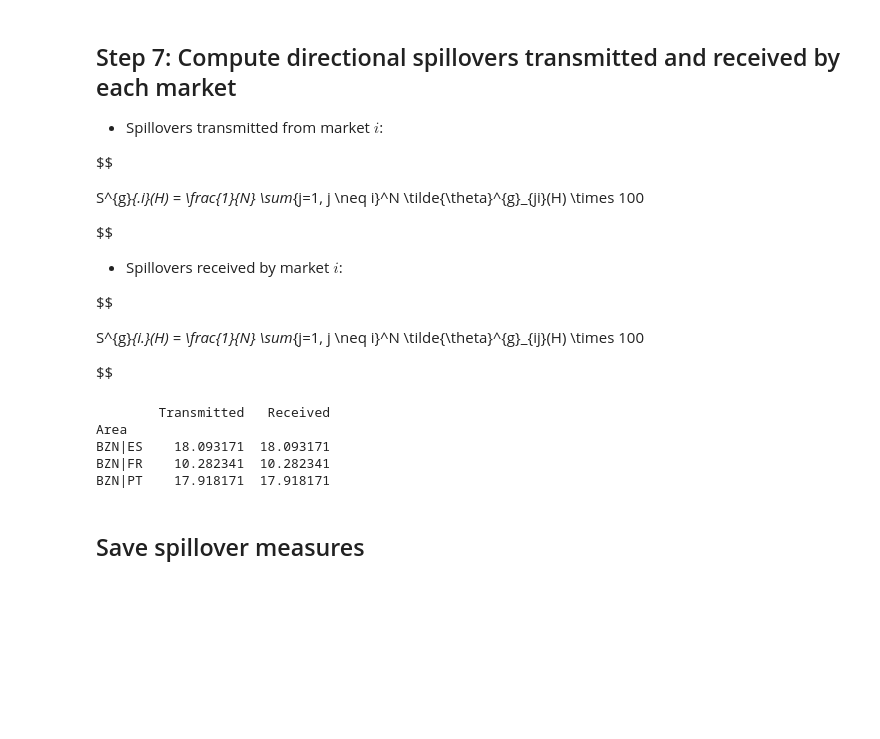
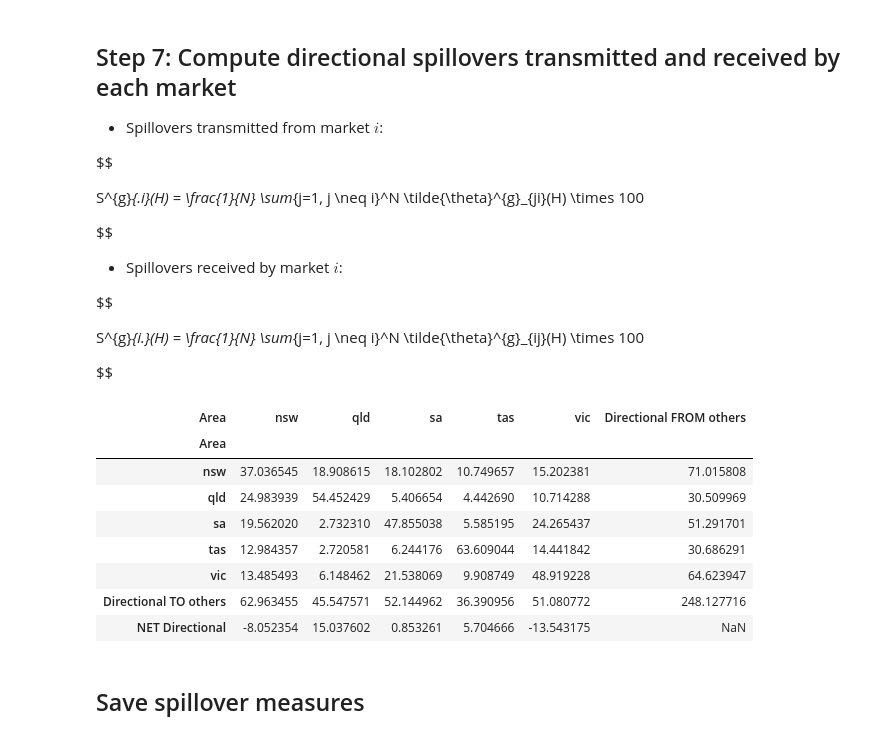
Before and after one commit to franrolotti/volatility-spillovers, a Jupyter notebook: 04_volatility_spillovers.ipynb, the cells around one changed output. Saved outputs shown, nothing was run; the diff lists cells and outputs as text; code cells hidden in the pictures; blank space fills up the shorter version.

```diff
--- a/04_volatility_spillovers.ipynb
+++ b/04_volatility_spillovers.ipynb
@@ -157,7 +195,7 @@ $$
 
  where $\Phi_j$ are the VAR coefficient matrices.
 # %%
-H = 10  # forecast horizon
+H = 30
 
 N = pit_vars.shape[1]
 I = np.eye(N)
@@ -231,22 +269,46 @@ $$
 S^{g}_{i.}(H) = \frac{1}{N} \sum_{j=1, j \neq i}^N \tilde{\theta}^{g}_{ij}(H) \times 100
 
 $$
-# %%
-spillovers_transmitted = 100 / N * (theta_g_normalized.T.sum(axis=0) - np.diag(theta_g_normalized))
-spillovers_received = 100 / N * (theta_g_normalized.sum(axis=1) - np.diag(theta_g_normalized))
-
-spillovers_df = pd.DataFrame({
-    "Transmitted": spillovers_transmitted,
-    "Received": spillovers_received
-}, index=pit_vars.columns)
-
-print(spillovers_df)
-# %% [output]
-        Transmitted   Received
-Area
-BZN|ES    18.093171  18.093171
-BZN|FR    10.282341  10.282341
-BZN|PT    17.918171  17.918171
+# %%
+# Step 7: Generate Spillover Table
+
+# --- Core N x N block ---
+spillover_matrix = theta_g_normalized * 100  # convert to percent
+
+# --- Directional TO others ---
+directional_to = spillover_matrix.sum(axis=1) - np.diag(spillover_matrix)
+
+# --- Directional FROM others ---
+directional_from = spillover_matrix.sum(axis=0) - np.diag(spillover_matrix)
+
+# --- NET Directional ---
+net_directional = directional_to - directional_from
+
+# --- Create full table ---
+spillover_table = pd.DataFrame(spillover_matrix,
+                               index=pit_vars.columns,
+                               columns=pit_vars.columns)
+
+# Add "Directional FROM others" as a column
+spillover_table["Directional FROM others"] = directional_from  # REMOVE .values
+
+# Add "Directional TO others" and "NET Directional" as new rows
+spillover_table.loc["Directional TO others"] = list(directional_to) + [directional_to.sum()]
+spillover_table.loc["NET Directional"] = list(net_directional) + [np.nan]
+
+# --- Display with TSI ---
+
+spillover_table
+# %% [output]
+| Area | nsw | qld | sa | tas | vic | Directional FROM others |
+| Area |  |  |  |  |  |  |
+| nsw | 37.036545 | 18.908615 | 18.102802 | 10.749657 | 15.202381 | 71.015808 |
+| qld | 24.983939 | 54.452429 | 5.406654 | 4.442690 | 10.714288 | 30.509969 |
+| sa | 19.562020 | 2.732310 | 47.855038 | 5.585195 | 24.265437 | 51.291701 |
+| tas | 12.984357 | 2.720581 | 6.244176 | 63.609044 | 14.441842 | 30.686291 |
+| vic | 13.485493 | 6.148462 | 21.538069 | 9.908749 | 48.919228 | 64.623947 |
+| Directional TO others | 62.963455 | 45.547571 | 52.144962 | 36.390956 | 51.080772 | 248.127716 |
+| NET Directional | -8.052354 | 15.037602 | 0.853261 | 5.704666 | -13.543175 | NaN |
 # %% [markdown]
  ## Save spillover measures
 # %%
```
Also changed, not shown: parts of 7 cells of this notebook, 2 other files.
